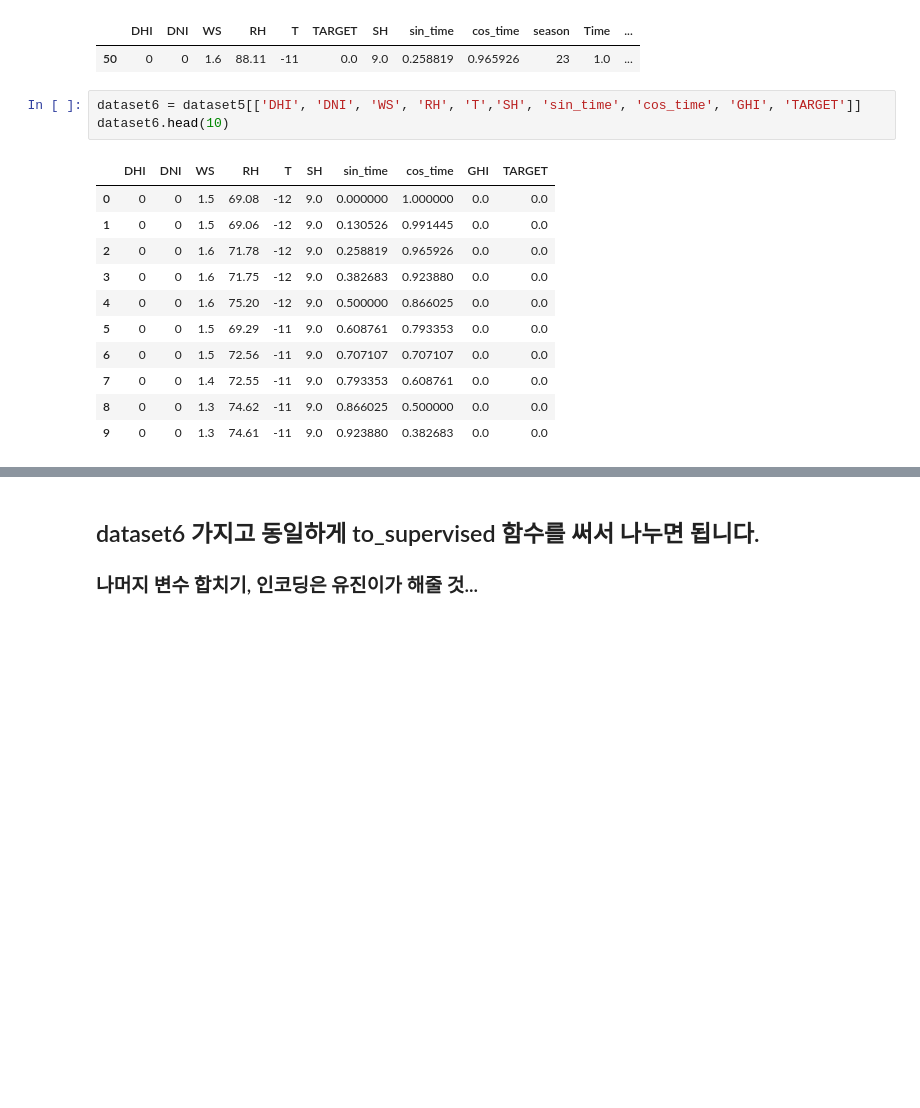
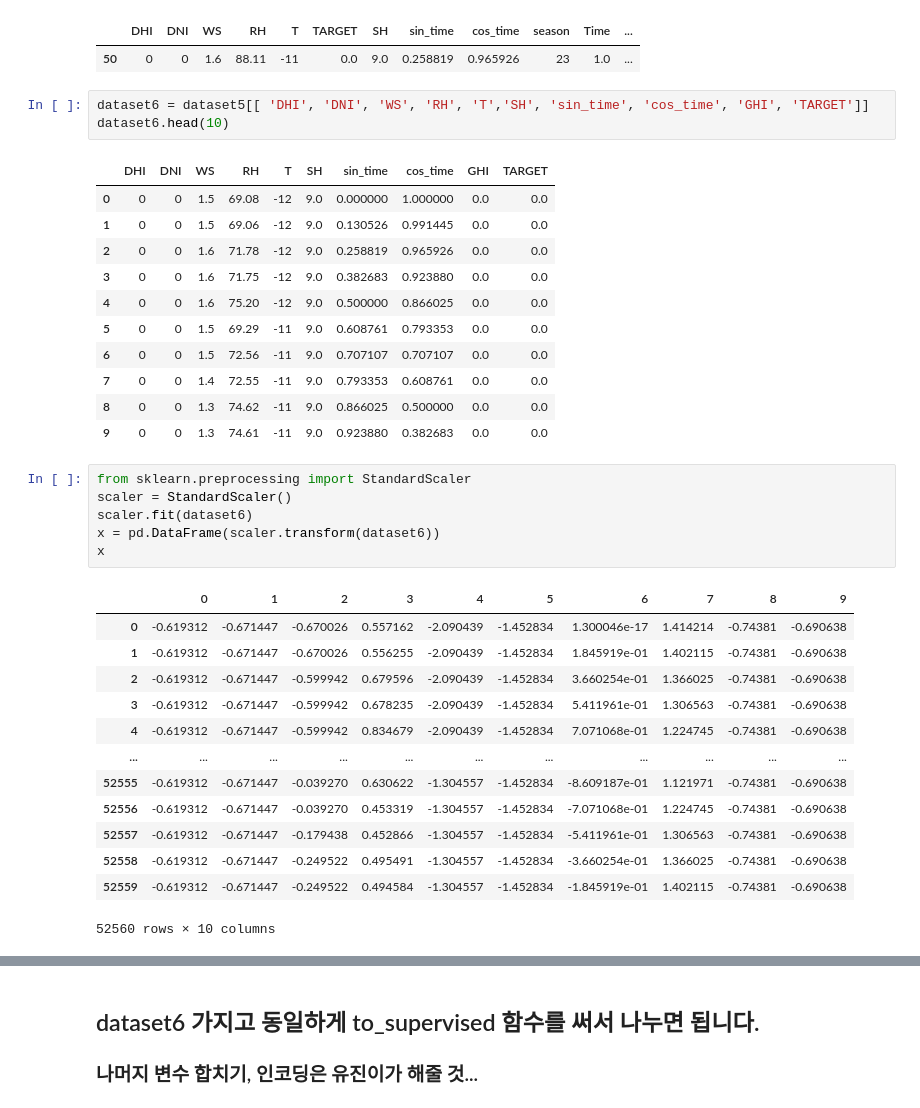
Before and after one commit to marvelous-koala/unlimited_power, a Jupyter notebook: SEMI_FINAL_차원축소.ipynb, the cells around one changed output, grey strips where cells are left out. Drawn from its saved outputs; the diff is of its cells as text; blank space fills up the shorter version.

```diff
--- a/SEMI_FINAL_차원축소.ipynb
+++ b/SEMI_FINAL_차원축소.ipynb
@@ -294,7 +303,7 @@ dataset5.iloc[50:51,:]
 |  | DHI | DNI | WS | RH | T | TARGET | SH | sin_time | cos_time | season | Time | ... |
 | 50 | 0 | 0 | 1.6 | 88.11 | -11 | 0.0 | 9.0 | 0.258819 | 0.965926 | 23 | 1.0 | ... |
 # %%
-dataset6 = dataset5[['DHI', 'DNI', 'WS', 'RH', 'T','SH', 'sin_time', 'cos_time', 'GHI', 'TARGET']]
+dataset6 = dataset5[[ 'DHI', 'DNI', 'WS', 'RH', 'T','SH', 'sin_time', 'cos_time', 'GHI', 'TARGET']]
 dataset6.head(10)
 # %% [output]
 |  | DHI | DNI | WS | RH | T | SH | sin_time | cos_time | GHI | TARGET |
@@ -308,3 +317,23 @@ dataset6.head(10)
 | 7 | 0 | 0 | 1.4 | 72.55 | -11 | 9.0 | 0.793353 | 0.608761 | 0.0 | 0.0 |
 | 8 | 0 | 0 | 1.3 | 74.62 | -11 | 9.0 | 0.866025 | 0.500000 | 0.0 | 0.0 |
 | 9 | 0 | 0 | 1.3 | 74.61 | -11 | 9.0 | 0.923880 | 0.382683 | 0.0 | 0.0 |
+# %%
+from sklearn.preprocessing import StandardScaler
+scaler = StandardScaler()
+scaler.fit(dataset6)
+x = pd.DataFrame(scaler.transform(dataset6))
+x
+# %% [output]
+|  | 0 | 1 | 2 | 3 | 4 | 5 | 6 | 7 | 8 | 9 |
+| 0 | -0.619312 | -0.671447 | -0.670026 | 0.557162 | -2.090439 | -1.452834 | 1.300046e-17 | 1.414214 | -0.74381 | -0.690638 |
+| 1 | -0.619312 | -0.671447 | -0.670026 | 0.556255 | -2.090439 | -1.452834 | 1.845919e-01 | 1.402115 | -0.74381 | -0.690638 |
+| 2 | -0.619312 | -0.671447 | -0.599942 | 0.679596 | -2.090439 | -1.452834 | 3.660254e-01 | 1.366025 | -0.74381 | -0.690638 |
+| 3 | -0.619312 | -0.671447 | -0.599942 | 0.678235 | -2.090439 | -1.452834 | 5.411961e-01 | 1.306563 | -0.74381 | -0.690638 |
+| 4 | -0.619312 | -0.671447 | -0.599942 | 0.834679 | -2.090439 | -1.452834 | 7.071068e-01 | 1.224745 | -0.74381 | -0.690638 |
+| ... | ... | ... | ... | ... | ... | ... | ... | ... | ... | ... |
+| 52555 | -0.619312 | -0.671447 | -0.039270 | 0.630622 | -1.304557 | -1.452834 | -8.609187e-01 | 1.121971 | -0.74381 | -0.690638 |
+| 52556 | -0.619312 | -0.671447 | -0.039270 | 0.453319 | -1.304557 | -1.452834 | -7.071068e-01 | 1.224745 | -0.74381 | -0.690638 |
+| 52557 | -0.619312 | -0.671447 | -0.179438 | 0.452866 | -1.304557 | -1.452834 | -5.411961e-01 | 1.306563 | -0.74381 | -0.690638 |
+| 52558 | -0.619312 | -0.671447 | -0.249522 | 0.495491 | -1.304557 | -1.452834 | -3.660254e-01 | 1.366025 | -0.74381 | -0.690638 |
+| 52559 | -0.619312 | -0.671447 | -0.249522 | 0.494584 | -1.304557 | -1.452834 | -1.845919e-01 | 1.402115 | -0.74381 | -0.690638 |
+52560 rows × 10 columns
```
Also changed, not shown: parts of 23 cells of this notebook, 1 other file.
